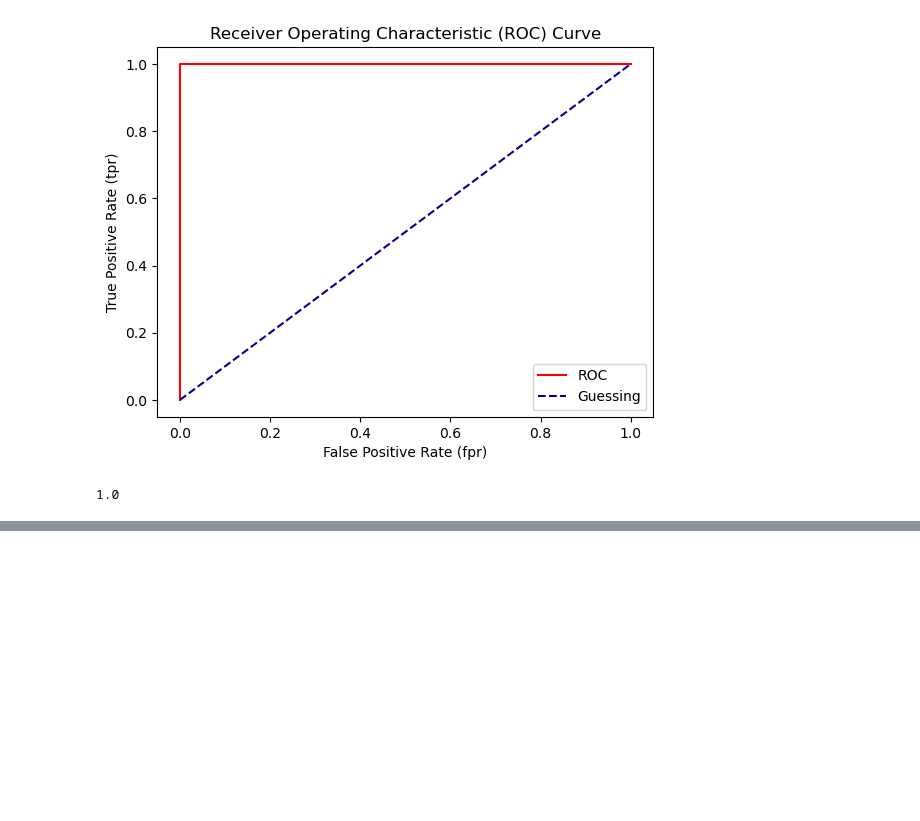
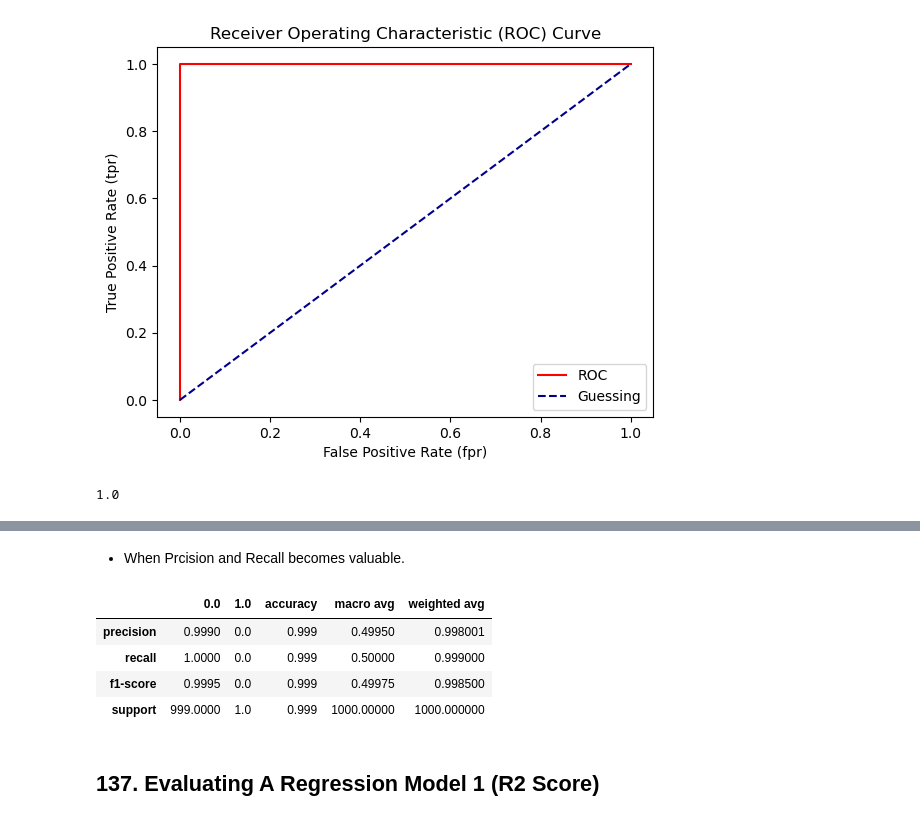
Before and after one commit to bhagya777/Machine-Learning, a Jupyter notebook: Scikit-learn.ipynb, the cells around one changed output, grey strips where cells are left out. Cells and saved outputs as stored; diff of their text form; code cells hidden in the pictures; blank space fills up the shorter version.

```diff
--- a/Scikit-learn.ipynb
+++ b/Scikit-learn.ipynb
@@ -1016,0 +1141,16 @@ roc_auc_score(y_test,y_test)
+# %% [markdown]
+* When Prcision and Recall becomes valuable.
+# %%
+disease_true=np.zeros(1000)
+disease_true[0]=1
+
+disease_preds=np.zeros(1000) #predicts no one has disease. Allthe predictions are zeros.
+pd.DataFrame(classification_report(disease_true,disease_preds,output_dict=True))  #If output_dict is kept false(which is default), gives error
+# %% [output]
+|  | 0.0 | 1.0 | accuracy | macro avg | weighted avg |
+| precision | 0.9990 | 0.0 | 0.999 | 0.49950 | 0.998001 |
+| recall | 1.0000 | 0.0 | 0.999 | 0.50000 | 0.999000 |
+| f1-score | 0.9995 | 0.0 | 0.999 | 0.49975 | 0.998500 |
+| support | 999.0000 | 1.0 | 0.999 | 1000.00000 | 1000.000000 |
+# %% [markdown]
+## 137. Evaluating A Regression Model 1 (R2 Score)
```
Also changed, not shown: parts of 32 cells of this notebook.
